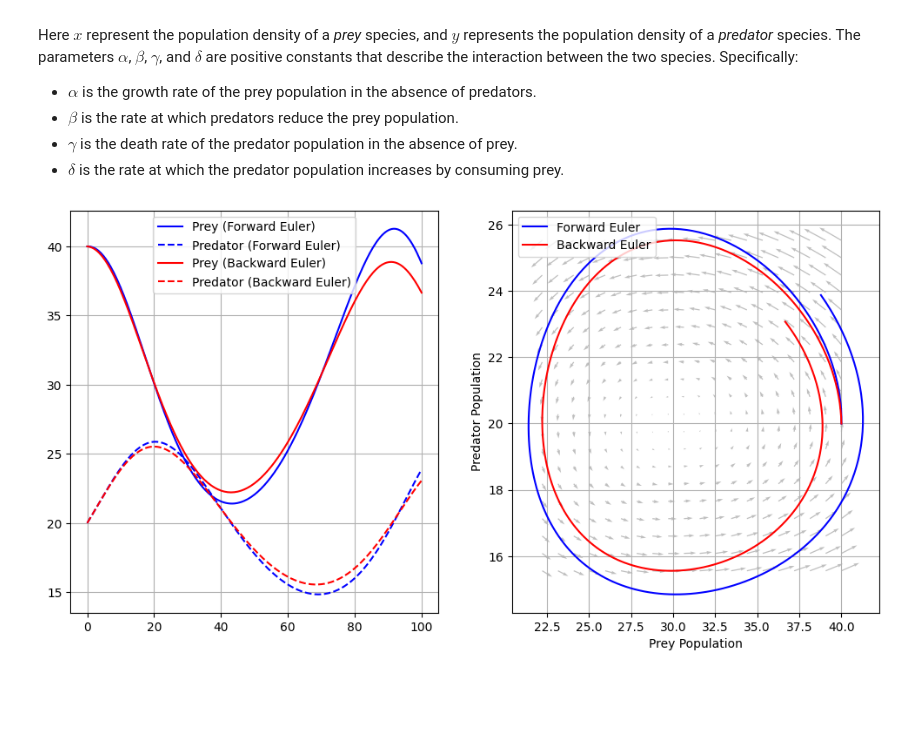
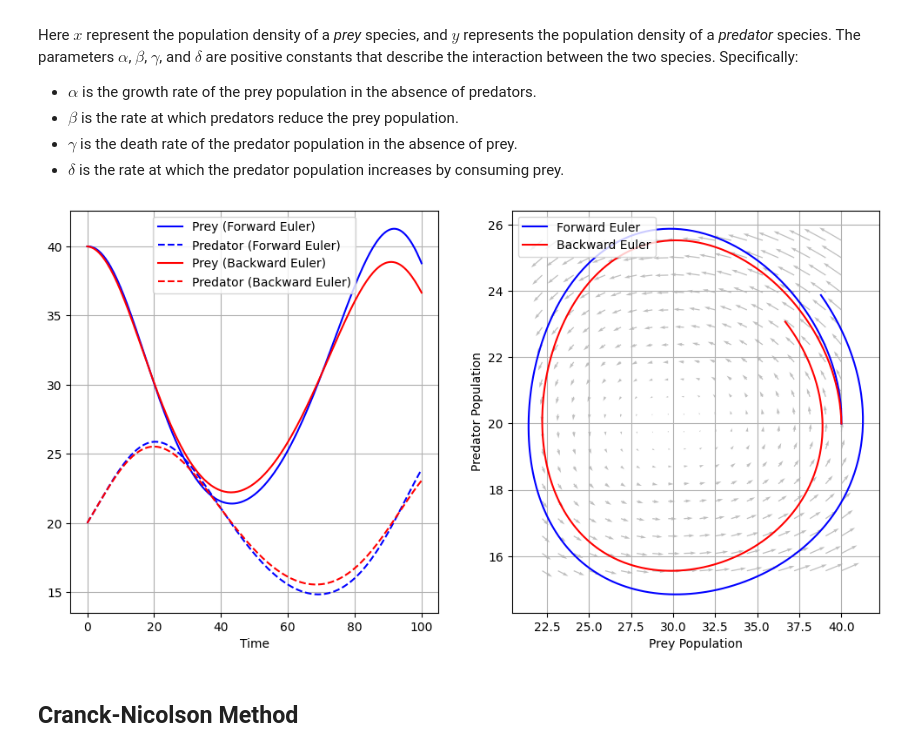
Before and after one commit to arielsboiardi/numerical_analysis_2024-2025, a Jupyter notebook: material/AB-Lab_ODEs.ipynb, the cells around one changed output. Saved outputs shown, nothing was run; the diff lists cells and outputs as text; code cells hidden in the pictures; blank space fills up the shorter version.

```diff
--- a/material/AB-Lab_ODEs.ipynb
+++ b/material/AB-Lab_ODEs.ipynb
@@ -315,31 +315,34 @@ delta = 0.002
 # Solve the ODE using the forward Euler method
 y_fe, t_fe = fe_system(F_Lotka_Volterra, y0, t0, tf, dt)
 
 # Solve the ODE using the backward Euler method
 y_be, t_be = be_system(F_Lotka_Volterra, y0, t0, tf, dt)
 
 # Plot the solution
 fig, axs = plt.subplots(1, 2, figsize=(12, 6))
 
 # Plot components
 axs[0].plot(t_fe, y_fe[:,0], label='Prey (Forward Euler)', color='blue')
 axs[0].plot(t_fe, y_fe[:,1], label='Predator (Forward Euler)', color='blue', linestyle='--')
 axs[0].plot(t_be, y_be[:,0], label='Prey (Backward Euler)', color='red')
 axs[0].plot(t_be, y_be[:,1], label='Predator (Backward Euler)', color='red', linestyle='--')
+axs[0].set_xlabel('Time')
 axs[0].legend()
 axs[0].grid()
 
 # Plot phase space
 X, Y = np.meshgrid(np.linspace(min(y_be[:,0]), max(y_be[:,0]), 20), np.linspace(min(y_be[:,1]), max(y_be[:,1]), 20))
 U = alpha * X - beta * X * Y
 V = delta * X * Y - gamma * Y
 axs[1].quiver(X, Y, U, V, color='gray', alpha=0.5)
 axs[1].plot(y_fe[:,0], y_fe[:,1], label='Forward Euler', color='blue')
 axs[1].plot(y_be[:,0], y_be[:,1], label='Backward Euler', color='red')
 axs[1].set_xlabel('Prey Population')
 axs[1].set_ylabel('Predator Population')
 axs[1].legend(loc='upper left')
 axs[1].grid()
 plt.show()
 # %% [output]
-[figure, old version]
+[figure, new version]
+# %% [markdown]
+## Cranck-Nicolson Method
```
Also changed, not shown: parts of 2 cells of this notebook.
